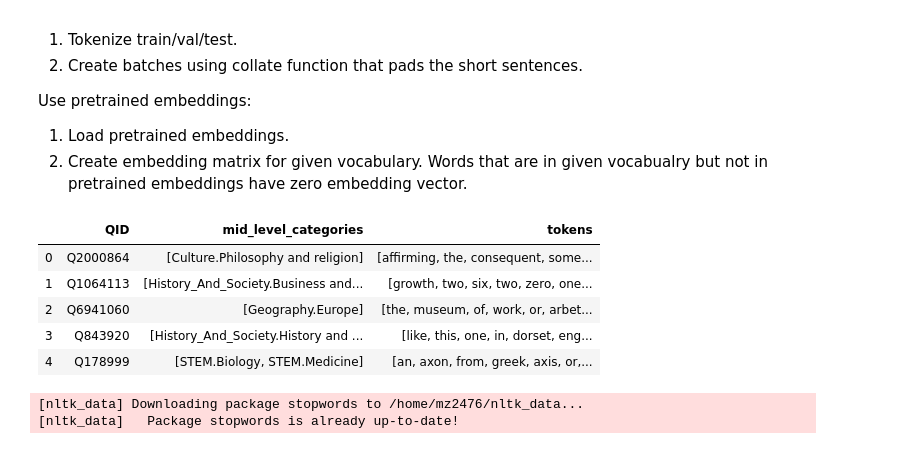
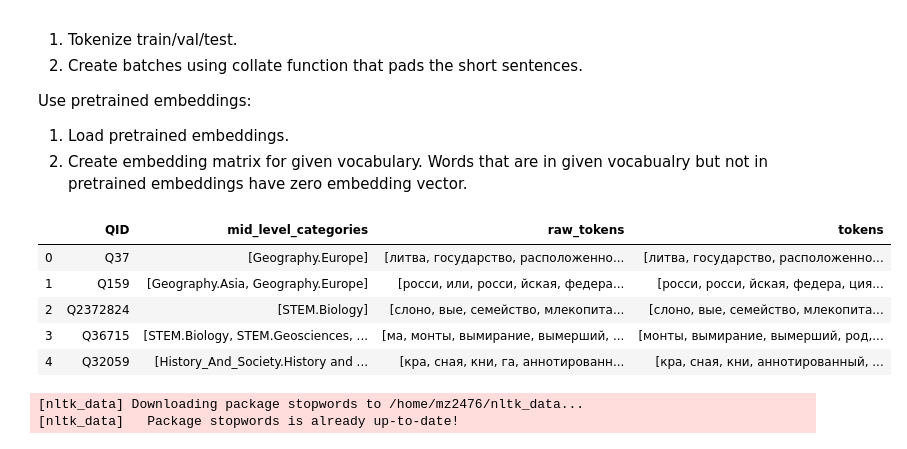
Before and after one commit to mmarinated/topic-modeling, a Jupyter notebook: baseline/create_data_en.ipynb, the cells around one changed output. Drawn from its saved outputs; the diff is of its cells as text; code cells hidden in the pictures.

```diff
--- a/baseline/create_data_en.ipynb
+++ b/baseline/create_data_en.ipynb
@@ -34,4 +41,4 @@ device
 # %%
-PATH_TO_DATA_FOLDER = "/scratch/mz2476/wiki/data/"
+PATH_TO_DATA_FOLDER = "/scratch/mz2476/wiki/data/aligned_datasets/"
 # %%
 SAVE = True
@@ -65,16 +83,16 @@ Use pretrained embeddings:
 # load the dataframe from pickle file
 import pickle as pkl
 
-wiki_df =  pkl.load(open(PATH_TO_DATA_FOLDER + "wikitext_tokenized.p", "rb"))
+wiki_df =  pkl.load(open(PATH_TO_DATA_FOLDER + "wikitext_en_tokenized.p", "rb"))
 # %%
-wiki_df.head()
+wiki_df
 # %% [output]
-|  | QID | mid_level_categories | tokens |
-| 0 | Q2000864 | [Culture.Philosophy and religion] | [affirming, the, consequent, some... |
-| 1 | Q1064113 | [History_And_Society.Business and... | [growth, two, six, two, zero, one... |
-| 2 | Q6941060 | [Geography.Europe] | [the, museum, of, work, or, arbet... |
-| 3 | Q843920 | [History_And_Society.History and ... | [like, this, one, in, dorset, eng... |
-| 4 | Q178999 | [STEM.Biology, STEM.Medicine] | [an, axon, from, greek, axis, or,... |
+|  | QID | mid_level_categories | raw_tokens | tokens |
+| 0 | Q37 | [Geography.Europe] | [литва, государство, расположенно... | [литва, государство, расположенно... |
+| 1 | Q159 | [Geography.Asia, Geography.Europe] | [росси, или, росси, йская, федера... | [росси, росси, йская, федера, ция... |
+| 2 | Q2372824 | [STEM.Biology] | [слоно, вые, семейство, млекопита... | [слоно, вые, семейство, млекопита... |
+| 3 | Q36715 | [STEM.Biology, STEM.Geosciences, ... | [ма, монты, вымирание, вымерший, ... | [монты, вымирание, вымерший, род,... |
+| 4 | Q32059 | [History_And_Society.History and ... | [кра, сная, кни, га, аннотированн... | [кра, сная, кни, аннотированный, ... |
 # %%
 import preprocess
 import importlib
```
Also changed, not shown: parts of 5 cells of this notebook, 6 other files.
